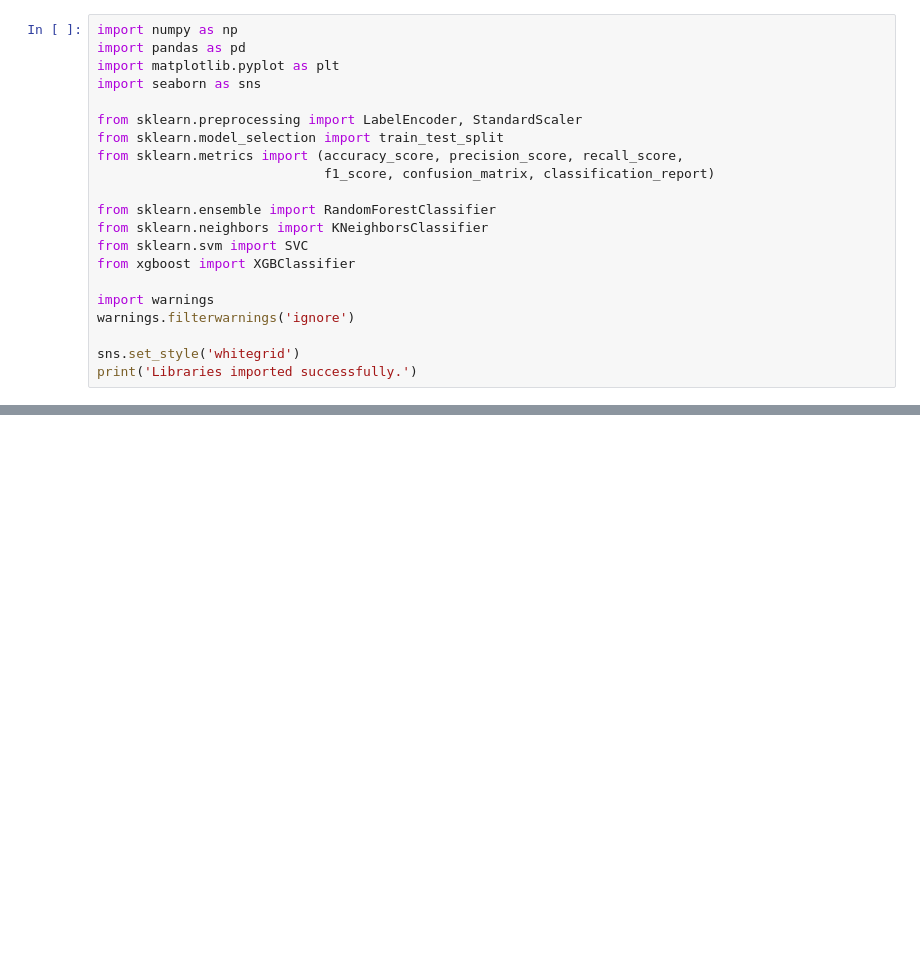
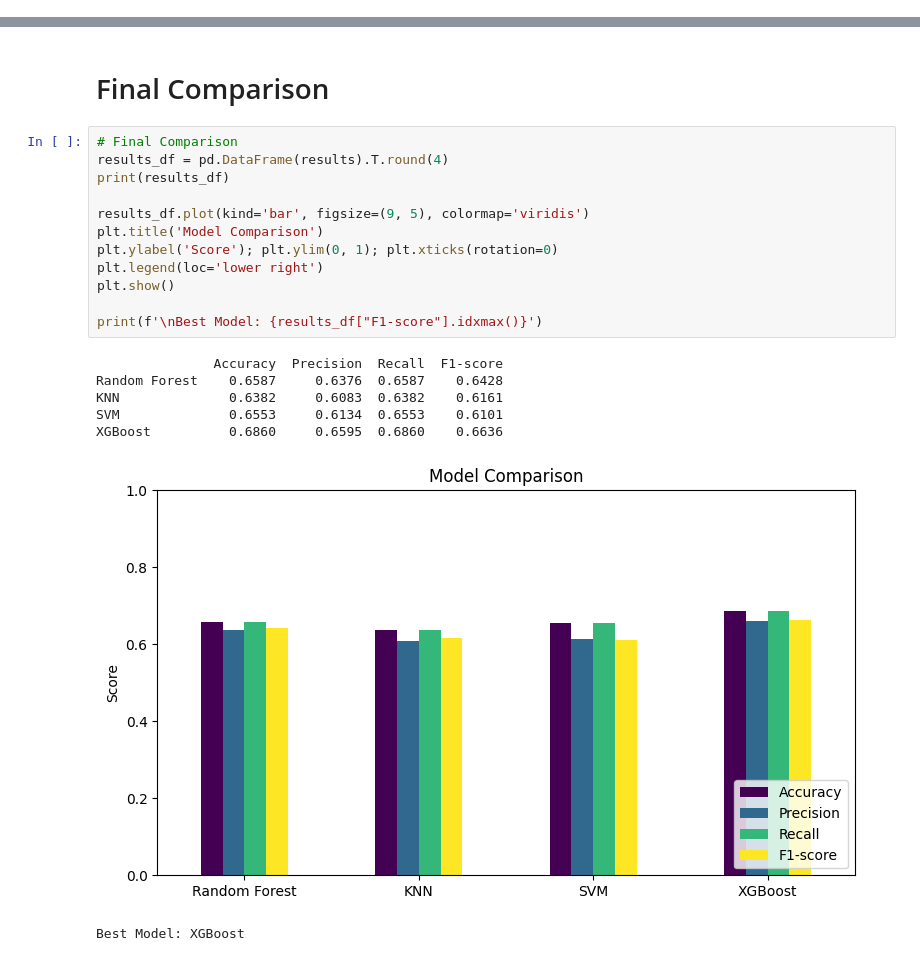
Before and after one commit to 3aidi/Weather-Prediction-project, a Jupyter notebook: Weather_Prediction.ipynb, the cells around one changed output, grey strips where cells are left out. Cells and saved outputs as stored; diff of their text form; blank space fills up the shorter version.

```diff
--- a/Weather_Prediction.ipynb
+++ b/Weather_Prediction.ipynb
@@ -26,21 +0,0 @@ Columns: `date`, `precipitation`, `temp_max`, `temp_min`, `wind`, `weather` (tar
-# %%
-import numpy as np
-import pandas as pd
-import matplotlib.pyplot as plt
-import seaborn as sns
-
-from sklearn.preprocessing import LabelEncoder, StandardScaler
-from sklearn.model_selection import train_test_split
-from sklearn.metrics import (accuracy_score, precision_score, recall_score,
-                             f1_score, confusion_matrix, classification_report)
-
-from sklearn.ensemble import RandomForestClassifier
-from sklearn.neighbors import KNeighborsClassifier
-from sklearn.svm import SVC
-from xgboost import XGBClassifier
-
-import warnings
-warnings.filterwarnings('ignore')
-
-sns.set_style('whitegrid')
-print('Libraries imported successfully.')
@@ -368,0 +186,22 @@ Possible improvements:
+# %% [markdown]
+# Final Comparison
+# %%
+# Final Comparison
+results_df = pd.DataFrame(results).T.round(4)
+print(results_df)
+
+results_df.plot(kind='bar', figsize=(9, 5), colormap='viridis')
+plt.title('Model Comparison')
+plt.ylabel('Score'); plt.ylim(0, 1); plt.xticks(rotation=0)
+plt.legend(loc='lower right')
+plt.show()
+
+print(f'\nBest Model: {results_df["F1-score"].idxmax()}')
+# %% [output]
+               Accuracy  Precision  Recall  F1-score
+Random Forest    0.6587     0.6376  0.6587    0.6428
+KNN              0.6382     0.6083  0.6382    0.6161
+SVM              0.6553     0.6134  0.6553    0.6101
+XGBoost          0.6860     0.6595  0.6860    0.6636
+[figure, added]
+Best Model: XGBoost
```
Also changed, not shown: parts of 46 cells of this notebook, 3 other files.
